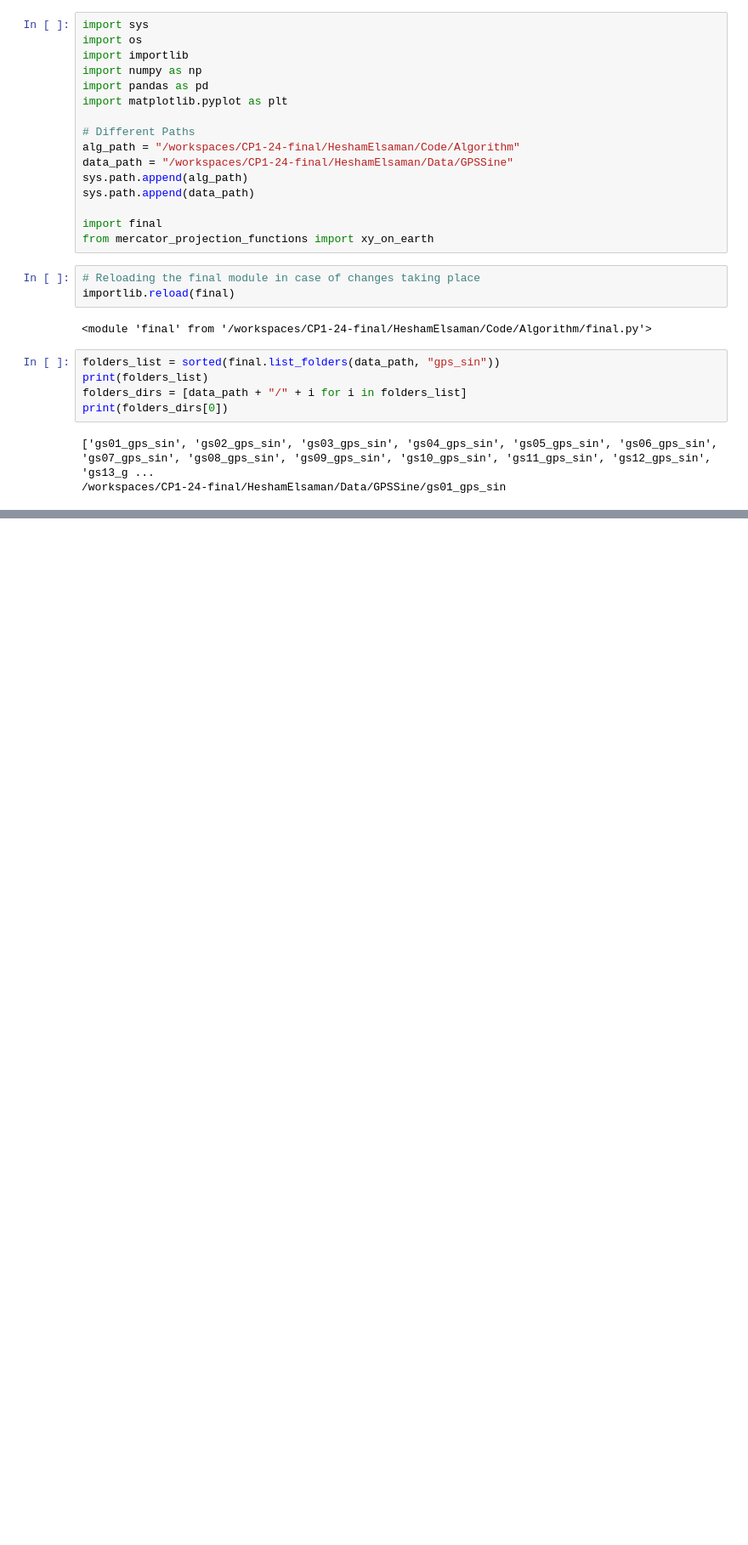
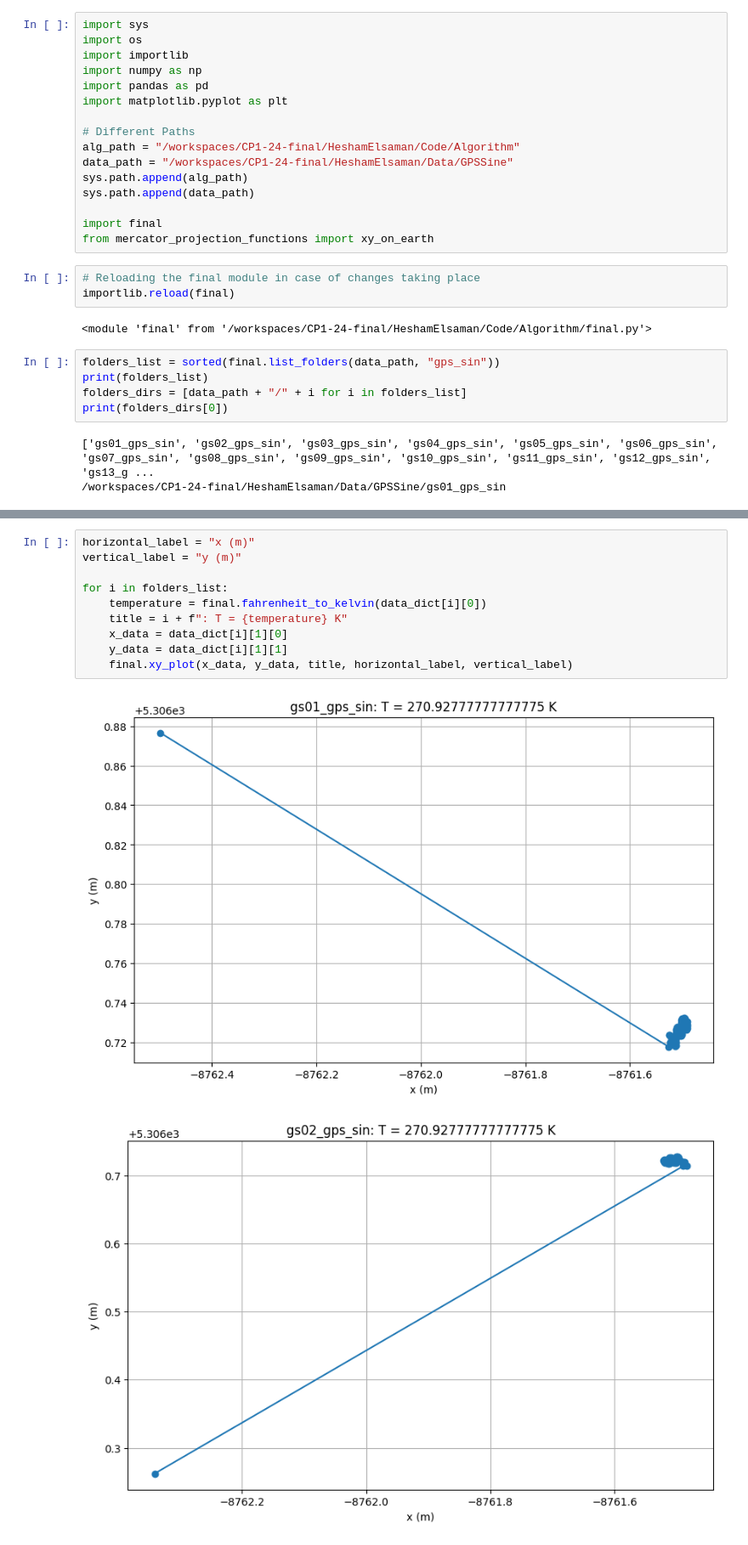
Before and after one commit to ubsuny/CP1-24-final, a Jupyter notebook: HeshamElsaman/Documentation/final.ipynb, the cells around one changed output, grey strips where cells are left out. Shown at 85% size. Drawn from its saved outputs; the diff is of its cells as text; blank space fills up the shorter version.

```diff
--- a/HeshamElsaman/Documentation/final.ipynb
+++ b/HeshamElsaman/Documentation/final.ipynb
@@ -43,0 +44,13 @@ print(data_dict)
+# %%
+horizontal_label = "x (m)"
+vertical_label = "y (m)"
+
+for i in folders_list:
+    temperature = final.fahrenheit_to_kelvin(data_dict[i][0])
+    title = i + f": T = {temperature} K"
+    x_data = data_dict[i][1][0]
+    y_data = data_dict[i][1][1]
+    final.xy_plot(x_data, y_data, title, horizontal_label, vertical_label)
+# %% [output]
+[figure, added]
+[figure, added]
```
Also changed, not shown: parts of 3 cells of this notebook, 1 other file.
